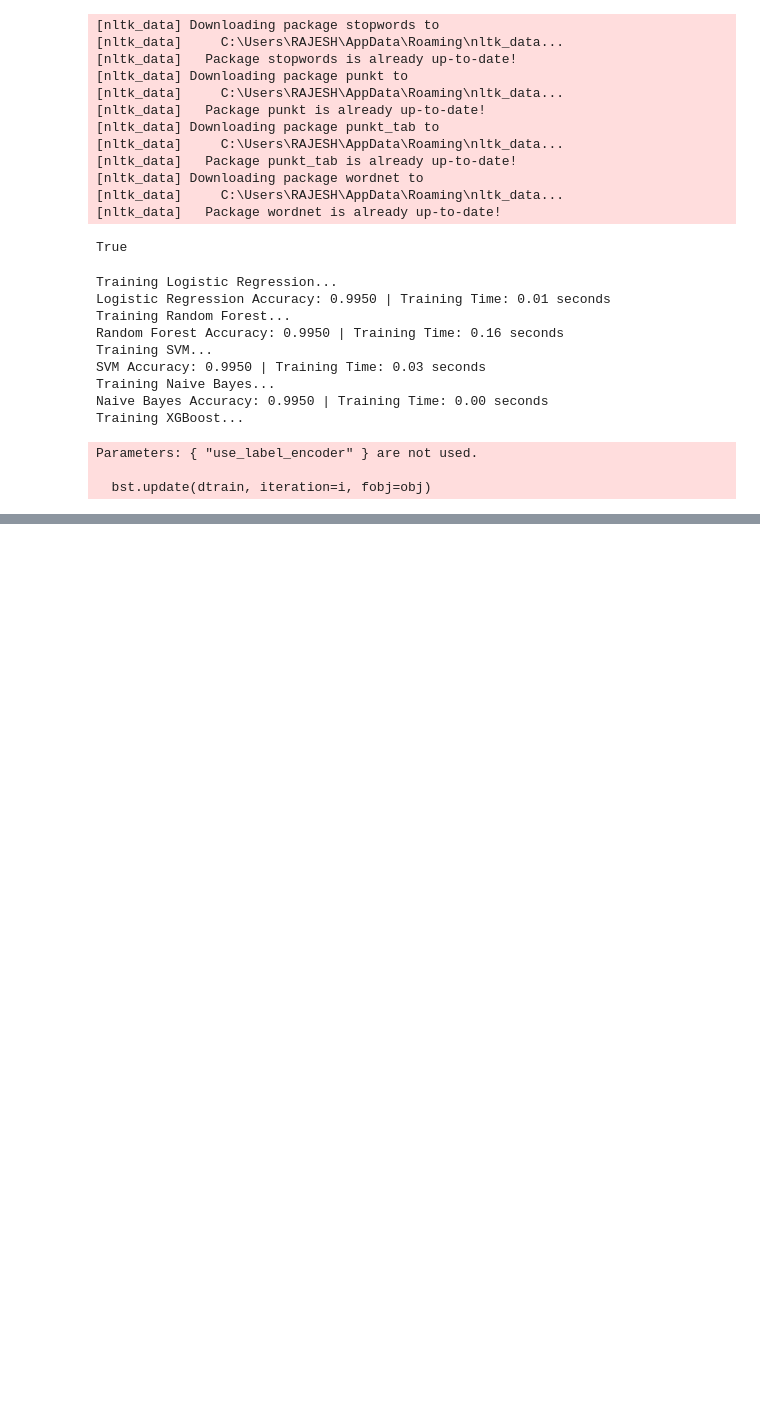
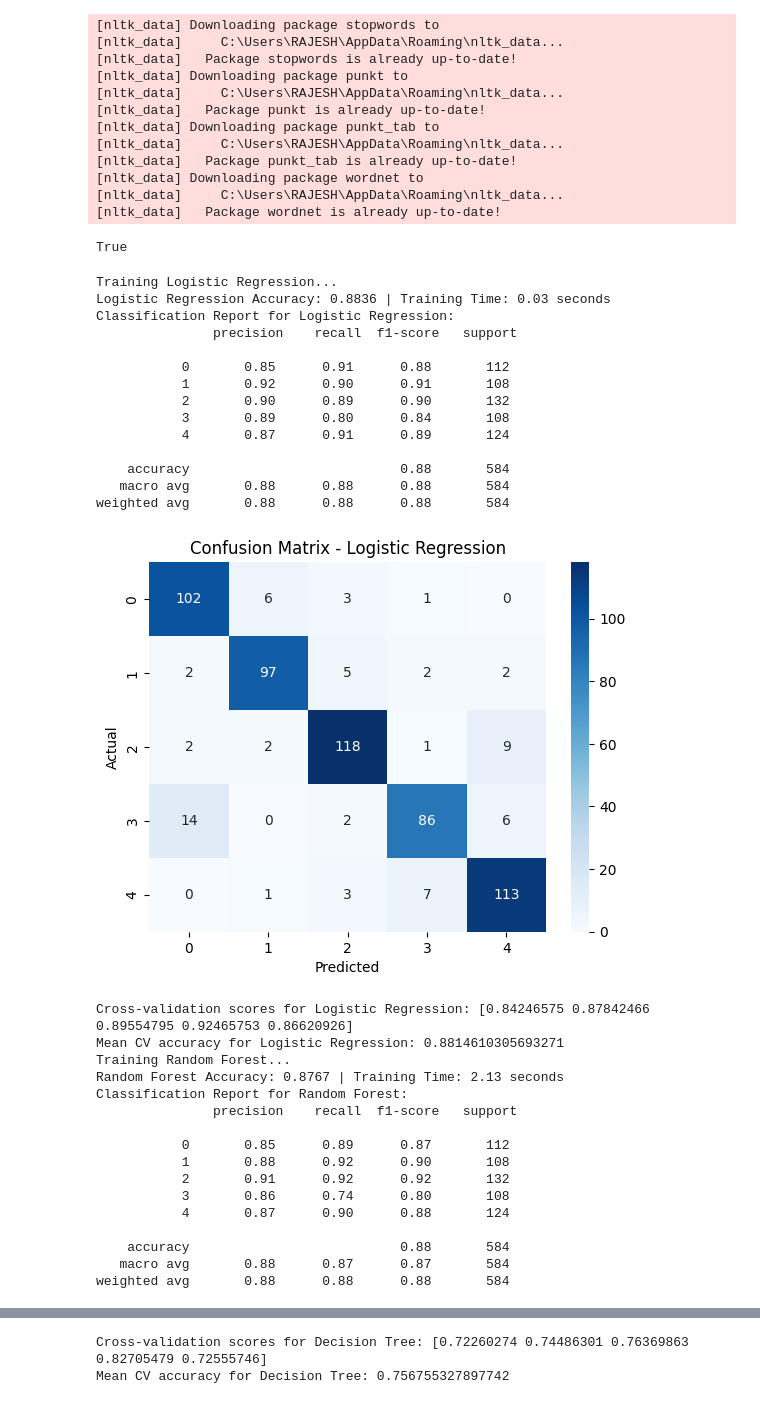
Before and after one commit to Rajesh07git/Complaint-Registration, a Jupyter notebook: model/model.ipynb, the cells around one changed output, grey strips where cells are left out. Drawn from its saved outputs; the diff is of its cells as text; code cells hidden in the pictures; blank space fills up the shorter version.

```diff
--- a/model/model.ipynb
+++ b/model/model.ipynb
@@ -37,7 +43,7 @@ True
 # %%
 
 # Load dataset
-dataset_path = "../datasets/mess_complaints.csv"
+dataset_path = "../datasets/new_dataset.csv"
 df = pd.read_csv(dataset_path)
 
 # Remove NaN values
@@ -45,7 +51,7 @@ df.dropna(subset=["Description of the Issue", "Type of Complaint"], inplace=True
 # %%
 # Encode complaint categories
 label_encoder = LabelEncoder()
-df["Complaint Category"] = label_encoder.fit_transform(df["Type of Complaint"])
+y= label_encoder.fit_transform(df["Type of Complaint"])
 # %%
 
 # Initialize NLP tools
@@ -65,11 +71,11 @@ def preprocess_text(text):
     return " ".join(words)
 # %%
 # Apply preprocessing
-df["Cleaned Description"] = df["Description of the Issue"].apply(preprocess_text)
+X = df["Description of the Issue"].apply(preprocess_text)
 
 # Train-test split
 X_train, X_test, y_train, y_test = train_test_split(
-    df["Cleaned Description"], df["Complaint Category"], test_size=0.2, random_state=42
+    X, y, test_size=0.2, random_state=42
 )
 # %%
 
@@ -86,43 +92,80 @@ models = {
     "Random Forest": RandomForestClassifier(n_estimators=100, random_state=42),
     "SVM": SVC(kernel="linear", C=1.0),
     "Naive Bayes": MultinomialNB(),
-    "XGBoost": XGBClassifier(use_label_encoder=False, eval_metric="logloss")
+    "KNN": KNeighborsClassifier(n_neighbors=5),
+    "Decision Tree": DecisionTreeClassifier(random_state=42)
 }
 
 # Train & Evaluate models
 best_model = None
 best_accuracy = 0
 model_performance = {}
 
 for model_name, model in models.items():
     print(f"Training {model_name}...")
     start_time = time.time()
     model.fit(X_train_tfidf, y_train)
     y_pred = model.predict(X_test_tfidf)
     accuracy = accuracy_score(y_test, y_pred)
     end_time = time.time()
 
     model_performance[model_name] = {
         "accuracy": accuracy,
         "training_time": end_time - start_time
     }
 
     print(f"{model_name} Accuracy: {accuracy:.4f} | Training Time: {end_time - start_time:.2f} seconds")
 
     # Save the best model
     if accuracy > best_accuracy:
         best_accuracy = accuracy
         best_model = model
+
+    # Classification report
+    print(f"Classification Report for {model_name}:\n", classification_report(y_test, y_pred))
+
+    # Confusion matrix
+    cm = confusion_matrix(y_test, y_pred, labels=model.classes_)
+    sns.heatmap(cm, annot=True, fmt='d', cmap='Blues', xticklabels=model.classes_, yticklabels=model.classes_)
+    plt.title(f"Confusion Matrix - {model_name}")
+    plt.xlabel("Predicted")
+    plt.ylabel("Actual")
+    plt.show()
+
+    # Cross-validation scores
+    X_all_vec = tfidf_vectorizer.transform(X)  # Use full dataset vectorized
+    cv_scores = cross_val_score(model, X_all_vec, y, cv=5)
+    print(f"Cross-validation scores for {model_name}: {cv_scores}")
+    print(f"Mean CV accuracy for {model_name}: {cv_scores.mean()}")
 # %% [output]
 Training Logistic Regression...
-Logistic Regression Accuracy: 0.9950 | Training Time: 0.01 seconds
-Training Random Forest...
-Random Forest Accuracy: 0.9950 | Training Time: 0.16 seconds
-Training SVM...
-SVM Accuracy: 0.9950 | Training Time: 0.03 seconds
-Training Naive Bayes...
-Naive Bayes Accuracy: 0.9950 | Training Time: 0.00 seconds
-Training XGBoost...
+Logistic Regression Accuracy: 0.8836 | Training Time: 0.03 seconds
+Classification Report for Logistic Regression:
+               precision    recall  f1-score   support
+
+           0       0.85      0.91      0.88       112
+           1       0.92      0.90      0.91       108
+           2       0.90      0.89      0.90       132
+           3       0.89      0.80      0.84       108
+           4       0.87      0.91      0.89       124
+
+    accuracy                           0.88       584
+   macro avg       0.88      0.88      0.88       584
+weighted avg       0.88      0.88      0.88       584
+[figure, added]
-Parameters: { "use_label_encoder" } are not used.
+Cross-validation scores for Logistic Regression: [0.84246575 0.87842466 0.89554795 0.92465753 0.86620926]
+Mean CV accuracy for Logistic Regression: 0.8814610305693271
+Training Random Forest...
+Random Forest Accuracy: 0.8767 | Training Time: 2.13 seconds
+Classification Report for Random Forest:
+               precision    recall  f1-score   support
 
-  bst.update(dtrain, iteration=i, fobj=obj)
+           0       0.85      0.89      0.87       112
+           1       0.88      0.92      0.90       108
+           2       0.91      0.92      0.92       132
+           3       0.86      0.74      0.80       108
+           4       0.87      0.90      0.88       124
+
+    accuracy                           0.88       584
+   macro avg       0.88      0.87      0.87       584
+weighted avg       0.88      0.88      0.88       584
@@ -130,3 +241,5 @@ XGBoost Accuracy: 0.9950 | Training Time: 0.20 seconds
+Cross-validation scores for Decision Tree: [0.72260274 0.74486301 0.76369863 0.82705479 0.72555746]
+Mean CV accuracy for Decision Tree: 0.756755327897742
 # %%
 # Save the best-performing model
 with open("model.pkl", "wb") as f:
```
Also changed, not shown: parts of 3 cells of this notebook, 24 other files.
